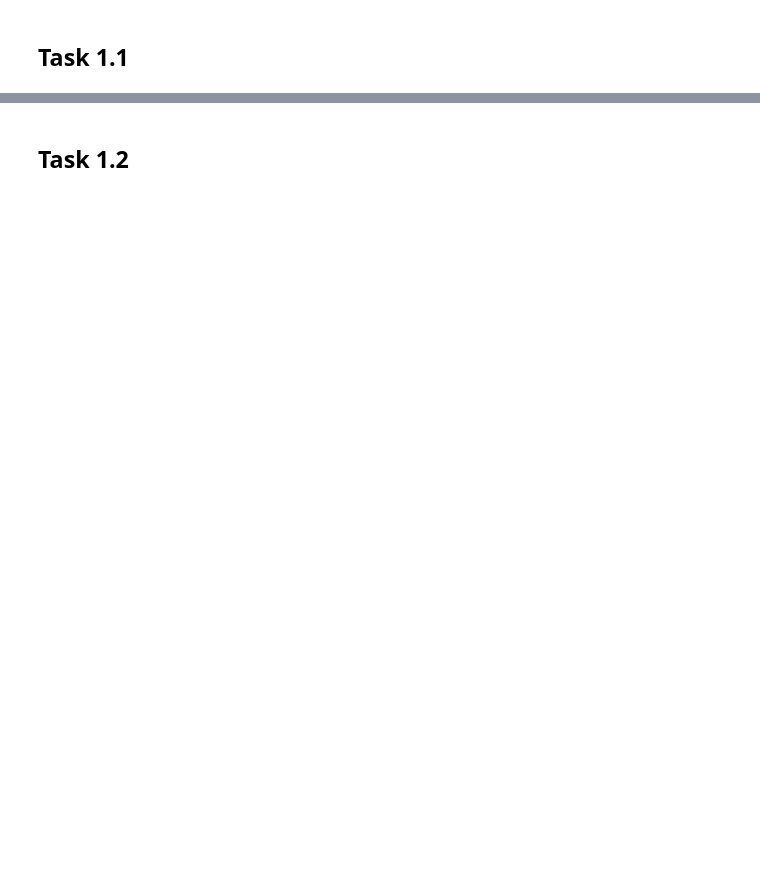
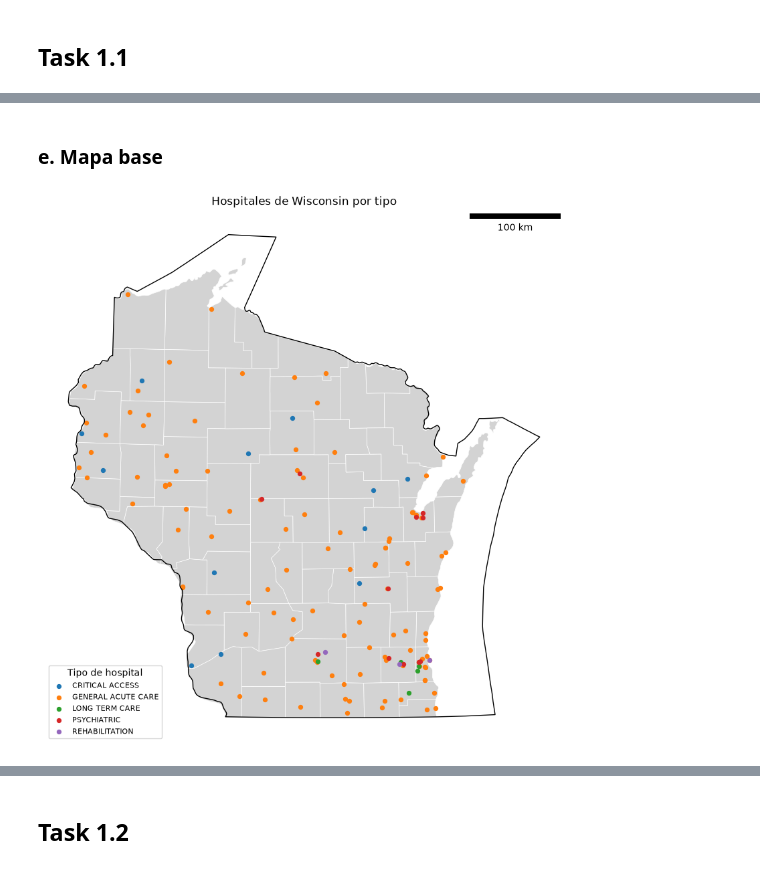
Before and after one commit to AleWWH1104/Lab5-modsim, a Jupyter notebook: Lab5.ipynb, the cells around one changed output, grey strips where cells are left out. Saved outputs shown, nothing was run; the diff lists cells and outputs as text; code cells hidden in the pictures; blank space fills up the shorter version.

```diff
--- a/Lab5.ipynb
+++ b/Lab5.ipynb
@@ -137,0 +50,7 @@ Cada píxel guarda el número estimado de personas en esa celda. El valor máxim
+# %%
+# quitar los fips >= 80000 (no son condados reales) y pasar a texto de 5 digitos
+print("antes:", len(poblacion))
+poblacion = poblacion[poblacion["fips"] < 80000].copy()
+poblacion["fips"] = poblacion["fips"].astype(str).str.zfill(5)
+print("despues:", len(poblacion))
+poblacion.head(3)
@@ -137,0 +66,8 @@ Cada píxel guarda el número estimado de personas en esa celda. El valor máxim
+# %%
+pct_nulos = hospitales["camas_total"].isna().mean() * 100
+print("hospitales con camas_total nulo:", round(pct_nulos, 2), "%")
+print("hospitales en WI antes de limpiar:", (hospitales["estado"] == "WI").sum())
+
+hospitales = hospitales[hospitales["camas_total"].notna()].copy()
+print("hospitales con camas:", len(hospitales))
+print("hospitales con camas en WI:", (hospitales["estado"] == "WI").sum())
@@ -137,0 +85,13 @@ Cada píxel guarda el número estimado de personas en esa celda. El valor máxim
+# %%
+hosp_wi = hospitales[hospitales["estado"] == "WI"].copy()
+cond_wi = condados[condados["cod_estado"] == "55"].copy()
+pob_wi = poblacion[poblacion["fips"].str[:2] == "55"]
+estado_wi = estados[estados["codigo"] == "WI"].copy()
+
+# union de geometria con poblacion usando el fips
+cond_wi = cond_wi.merge(pob_wi[["fips", "poblacion"]], on="fips", how="left")
+
+print("hospitales:", len(hosp_wi))
+print("condados con geometria:", len(cond_wi))
+print("condados en la tabla de poblacion:", len(pob_wi))
+print("condados con poblacion despues de unir:", cond_wi["poblacion"].notna().sum())
@@ -137,0 +119,7 @@ Cada píxel guarda el número estimado de personas en esa celda. El valor máxim
+# %%
+crs_m = "EPSG:3070"  # NAD83 / Wisconsin Transverse Mercator, en metros
+
+hosp_m = hosp_wi.to_crs(crs_m)
+cond_m = cond_wi.to_crs(crs_m)
+estado_m = estado_wi.to_crs(crs_m)
+print(cond_m.crs.name, "|", cond_m.crs.axis_info[0].unit_name)
@@ -137,0 +137,14 @@ Cada píxel guarda el número estimado de personas en esa celda. El valor máxim
+# %% [markdown]
+### e. Mapa base
+# %%
+fig, ax = plt.subplots(figsize=(10, 11))
+cond_m.plot(ax=ax, color="lightgray", edgecolor="white", linewidth=0.5)
+hosp_m.plot(ax=ax, column="tipo", categorical=True, cmap="tab10", markersize=18, legend=True,
+            legend_kwds={"loc": "lower left", "fontsize": 8, "title": "Tipo de hospital"})
+estado_m.boundary.plot(ax=ax, color="black", linewidth=1)
+ax.add_artist(ScaleBar(1, units="m", location="upper right"))  # 1 unidad del mapa = 1 metro
+ax.set_title("Hospitales de Wisconsin por tipo")
+ax.set_axis_off()
+plt.show()
+# %% [output]
+[figure, added]
```
Also changed, not shown: parts of 66 cells of this notebook, 12 other files.
